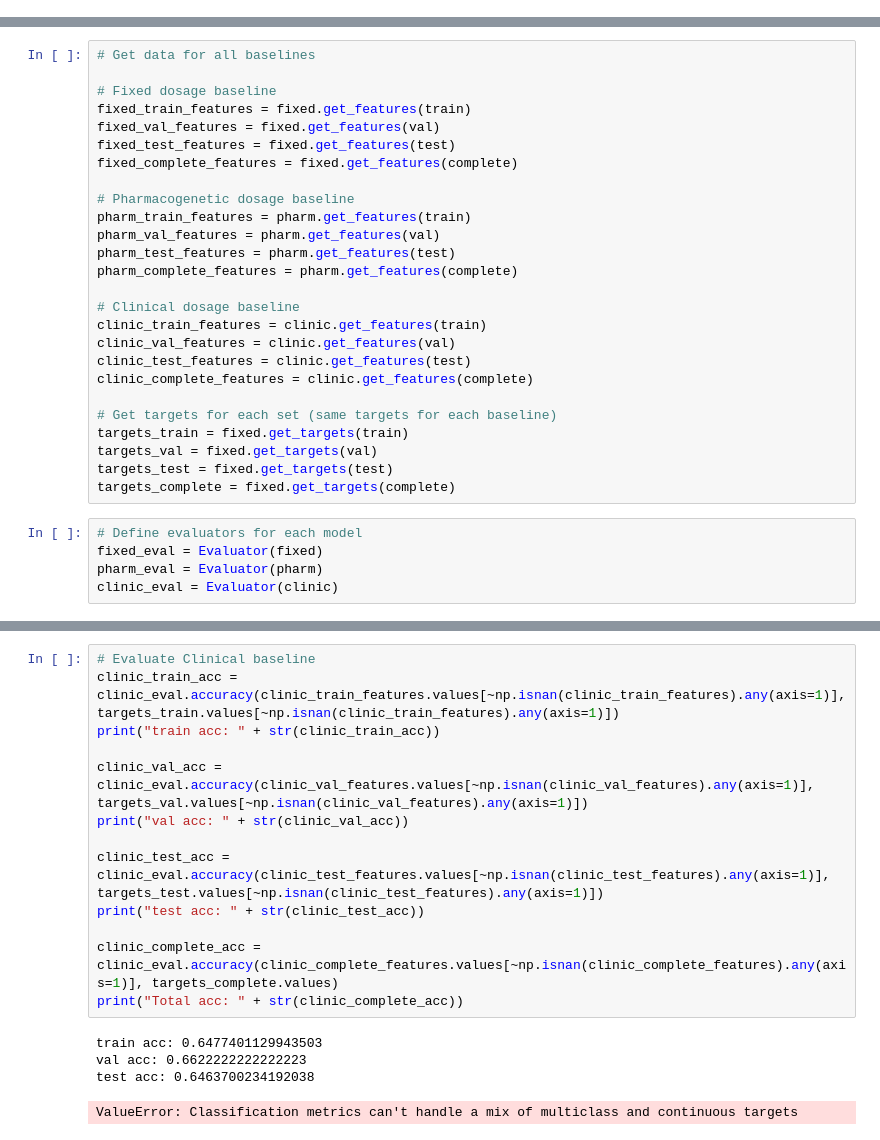
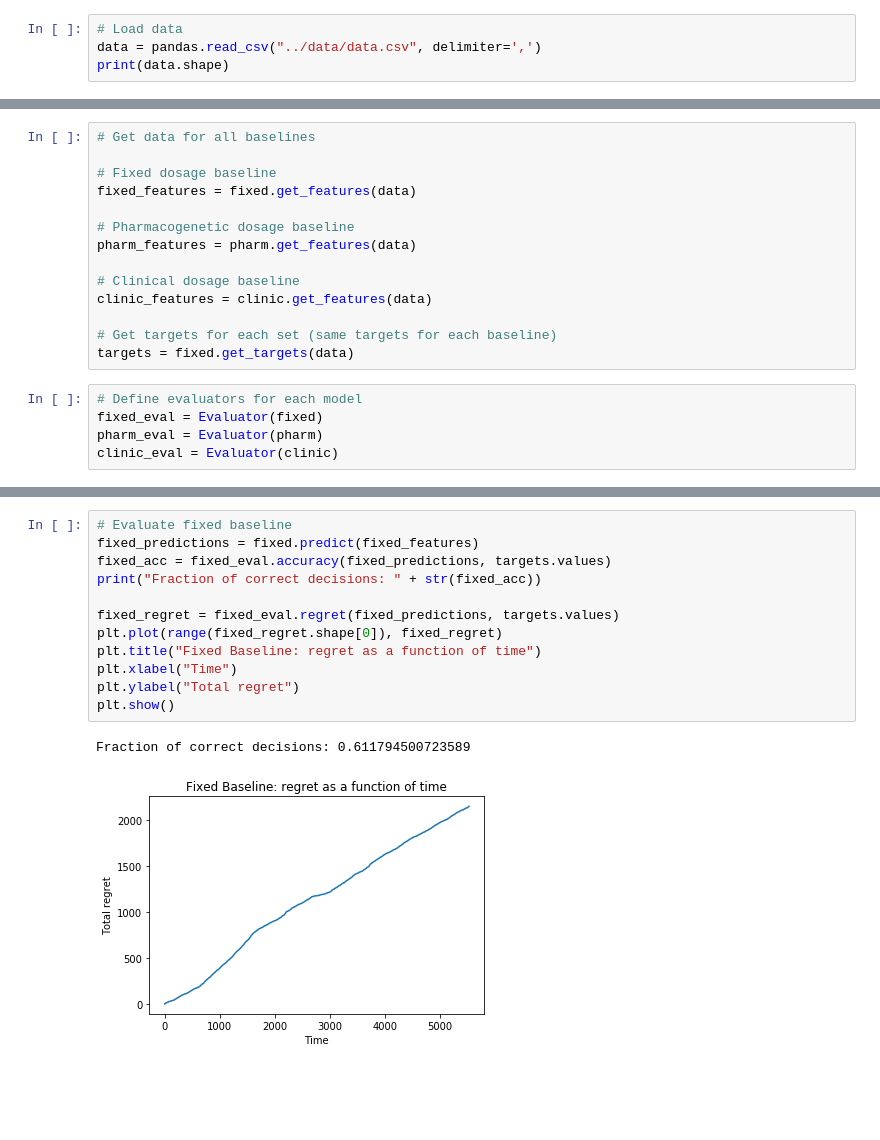
Before and after one commit to mrlsdvd/warfarin-dose-estimation, a Jupyter notebook: notebooks/baseline_comparison.ipynb, the cells around one changed output, grey strips where cells are left out. Drawn from its saved outputs; the diff is of its cells as text; blank space fills up the shorter version.

Commit message:
regret for baseline models

```diff
--- a/notebooks/baseline_comparison.ipynb
+++ b/notebooks/baseline_comparison.ipynb
@@ -23,0 +11,4 @@ To retain the current behavior and silence the warning, pass 'sort=True'.
+# %%
+# Load data
+data = pandas.read_csv("../data/data.csv", delimiter=',')
+print(data.shape)
@@ -30,28 +23,16 @@ clinic = CDABaseline()
 # Get data for all baselines
 
 # Fixed dosage baseline
-fixed_train_features = fixed.get_features(train)
-fixed_val_features = fixed.get_features(val)
-fixed_test_features = fixed.get_features(test)
-fixed_complete_features = fixed.get_features(complete)
+fixed_features = fixed.get_features(data)
 
 # Pharmacogenetic dosage baseline
-pharm_train_features = pharm.get_features(train)
-pharm_val_features = pharm.get_features(val)
-pharm_test_features = pharm.get_features(test)
-pharm_complete_features = pharm.get_features(complete)
+pharm_features = pharm.get_features(data)
 
 # Clinical dosage baseline
-clinic_train_features = clinic.get_features(train)
-clinic_val_features = clinic.get_features(val)
-clinic_test_features = clinic.get_features(test)
-clinic_complete_features = clinic.get_features(complete)
+clinic_features = clinic.get_features(data)
 
 # Get targets for each set (same targets for each baseline)
-targets_train = fixed.get_targets(train)
-targets_val = fixed.get_targets(val)
-targets_test = fixed.get_targets(test)
-targets_complete = fixed.get_targets(complete)
+targets = fixed.get_targets(data)
 # %%
 # Define evaluators for each model
 fixed_eval = Evaluator(fixed)
@@ -96,18 +41,15 @@ Total acc: 0.6864387593389178
-# %%
-# Evaluate Clinical baseline
-clinic_train_acc = clinic_eval.accuracy(clinic_train_features.values[~np.isnan(clinic_train_features).any(axis=1)], targets_train.values[~np.isnan(clinic_train_features).any(axis=1)])
-print("train acc: " + str(clinic_train_acc))
-
-clinic_val_acc = clinic_eval.accuracy(clinic_val_features.values[~np.isnan(clinic_val_features).any(axis=1)], targets_val.values[~np.isnan(clinic_val_features).any(axis=1)])
-print("val acc: " + str(clinic_val_acc))
-
-clinic_test_acc = clinic_eval.accuracy(clinic_test_features.values[~np.isnan(clinic_test_features).any(axis=1)], targets_test.values[~np.isnan(clinic_test_features).any(axis=1)])
-print("test acc: " + str(clinic_test_acc))
-
-clinic_complete_acc = clinic_eval.accuracy(clinic_complete_features.values[~np.isnan(clinic_complete_features).any(axis=1)], targets_complete.values)
-print("Total acc: " + str(clinic_complete_acc))
-# %% [output]
-train acc: 0.6477401129943503
-val acc: 0.6622222222222223
-test acc: 0.6463700234192038
-ValueError: Classification metrics can't handle a mix of multiclass and continuous targets
+# %%
+# Evaluate fixed baseline
+fixed_predictions = fixed.predict(fixed_features)
+fixed_acc = fixed_eval.accuracy(fixed_predictions, targets.values)
+print("Fraction of correct decisions: " + str(fixed_acc))
+
+fixed_regret = fixed_eval.regret(fixed_predictions, targets.values)
+plt.plot(range(fixed_regret.shape[0]), fixed_regret)
+plt.title("Fixed Baseline: regret as a function of time")
+plt.xlabel("Time")
+plt.ylabel("Total regret")
+plt.show()
+# %% [output]
+Fraction of correct decisions: 0.611794500723589
+[figure, added]
```
Also changed, not shown: parts of 7 cells of this notebook, 5 other files.
